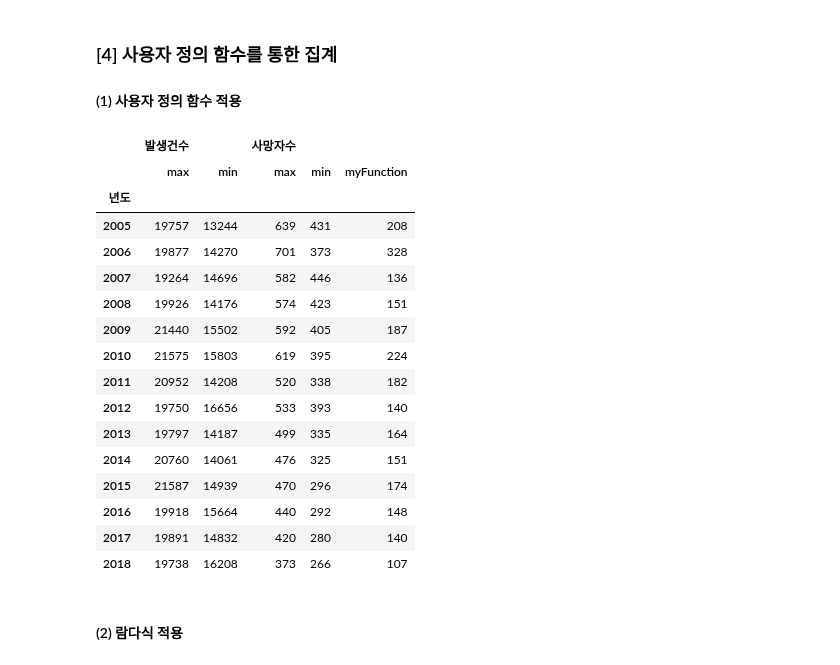
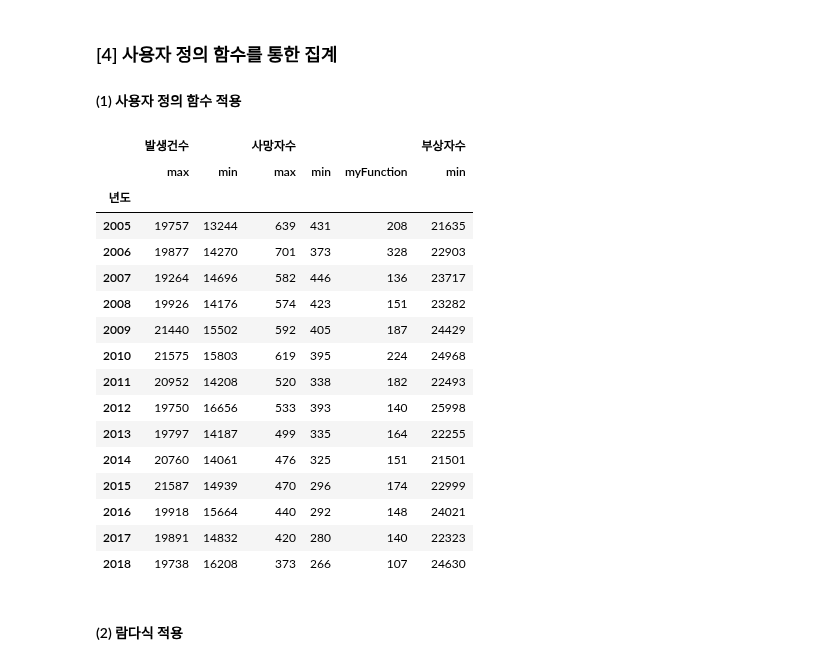
Before and after one commit to hyk2202/megait, a Jupyter notebook: megait/D. 탐색적 데이터 분석/03. 데이터 전처리/10_그룹집계.ipynb, the cells around one changed output. Saved outputs shown, nothing was run; the diff lists cells and outputs as text; code cells hidden in the pictures.

```diff
--- a/megait/D. 탐색적 데이터 분석/03. 데이터 전처리/10_그룹집계.ipynb
+++ b/megait/D. 탐색적 데이터 분석/03. 데이터 전처리/10_그룹집계.ipynb
@@ -212,25 +212,25 @@ def myFunction(x):
 # %%
 # 사용자 정의 함수 이름은 문자열이 아님
 origin.drop('월', axis=1).groupby('년도').agg(['max', 'min', myFunction])
-origin.drop('월', axis=1).groupby('년도').agg({'발생건수':['max','min'],'사망자수':['max','min',myFunction]}) # 딕셔너리를 이용하여 컬럼별 집계를 다르게하여 표현가능
+origin.drop('월', axis=1).groupby('년도').agg({'발생건수':['max','min'],'사망자수':['max','min',myFunction],'부상자수':'min'}) # 딕셔너리를 이용하여 컬럼별 집계를 다르게하여 표현가능
 # %% [output]
-|  | 발생건수 |  | 사망자수 |  |  |
-|  | max | min | max | min | myFunction |
-| 년도 |  |  |  |  |  |
-| 2005 | 19757 | 13244 | 639 | 431 | 208 |
-| 2006 | 19877 | 14270 | 701 | 373 | 328 |
-| 2007 | 19264 | 14696 | 582 | 446 | 136 |
-| 2008 | 19926 | 14176 | 574 | 423 | 151 |
-| 2009 | 21440 | 15502 | 592 | 405 | 187 |
-| 2010 | 21575 | 15803 | 619 | 395 | 224 |
-| 2011 | 20952 | 14208 | 520 | 338 | 182 |
-| 2012 | 19750 | 16656 | 533 | 393 | 140 |
-| 2013 | 19797 | 14187 | 499 | 335 | 164 |
-| 2014 | 20760 | 14061 | 476 | 325 | 151 |
-| 2015 | 21587 | 14939 | 470 | 296 | 174 |
-| 2016 | 19918 | 15664 | 440 | 292 | 148 |
-| 2017 | 19891 | 14832 | 420 | 280 | 140 |
-| 2018 | 19738 | 16208 | 373 | 266 | 107 |
+|  | 발생건수 |  | 사망자수 |  |  | 부상자수 |
+|  | max | min | max | min | myFunction | min |
+| 년도 |  |  |  |  |  |  |
+| 2005 | 19757 | 13244 | 639 | 431 | 208 | 21635 |
+| 2006 | 19877 | 14270 | 701 | 373 | 328 | 22903 |
+| 2007 | 19264 | 14696 | 582 | 446 | 136 | 23717 |
+| 2008 | 19926 | 14176 | 574 | 423 | 151 | 23282 |
+| 2009 | 21440 | 15502 | 592 | 405 | 187 | 24429 |
+| 2010 | 21575 | 15803 | 619 | 395 | 224 | 24968 |
+| 2011 | 20952 | 14208 | 520 | 338 | 182 | 22493 |
+| 2012 | 19750 | 16656 | 533 | 393 | 140 | 25998 |
+| 2013 | 19797 | 14187 | 499 | 335 | 164 | 22255 |
+| 2014 | 20760 | 14061 | 476 | 325 | 151 | 21501 |
+| 2015 | 21587 | 14939 | 470 | 296 | 174 | 22999 |
+| 2016 | 19918 | 15664 | 440 | 292 | 148 | 24021 |
+| 2017 | 19891 | 14832 | 420 | 280 | 140 | 22323 |
+| 2018 | 19738 | 16208 | 373 | 266 | 107 | 24630 |
 # %% [markdown]
 #### (2) 람다식 적용
 # %%
```
